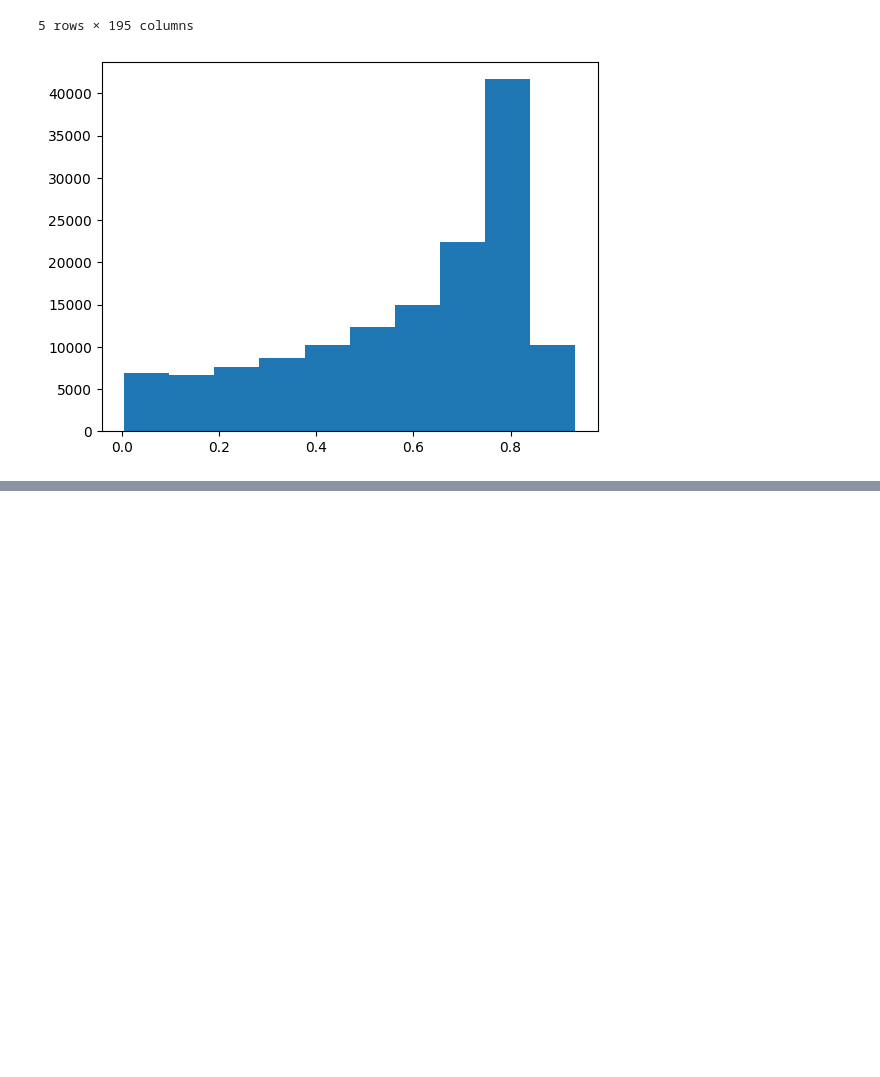
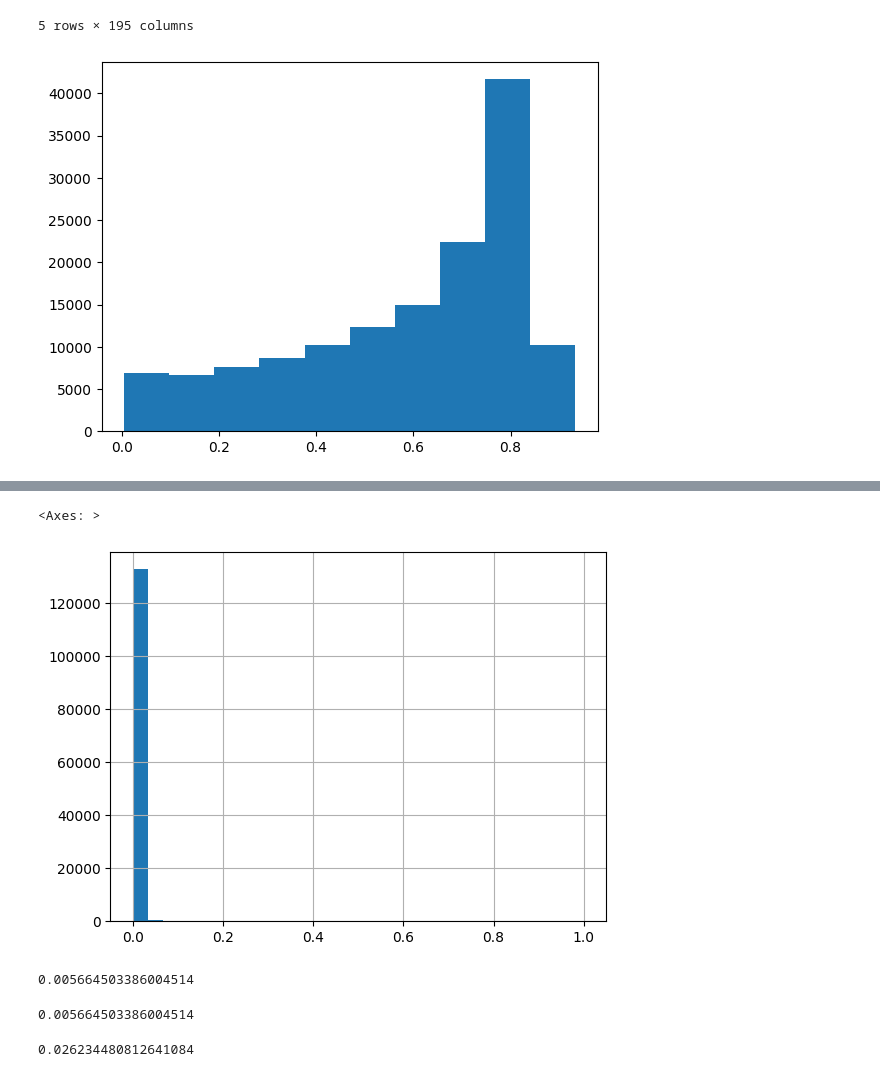
Before and after one commit to mwalmsley/gz-evo, a Jupyter notebook: baseline/metrics.ipynb, the cells around one changed output, grey strips where cells are left out. Saved outputs shown, nothing was run; the diff lists cells and outputs as text; code cells hidden in the pictures; blank space fills up the shorter version.

```diff
--- a/baseline/metrics.ipynb
+++ b/baseline/metrics.ipynb
@@ -37,0 +64,17 @@ plt.ylabel('ML featured fraction')
+# %%
+df['spiral-arm-count-gz2_4_fraction_vol'].hist(bins=30)
+# %% [output]
+<Axes: >
+[figure, added]
+# %%
+df['bar-gz2_no_fraction_vol'].isna().mean()
+# %% [output]
+0.005664503386004514
+# %%
+df['bar-gz2_yes_fraction_vol'].isna().mean()
+# %% [output]
+0.005664503386004514
+# %%
+(df['bar-gz2_total-votes'] > 20).mean()
+# %% [output]
+0.026234480812641084
```
Also changed, not shown: parts of 20 cells of this notebook.
